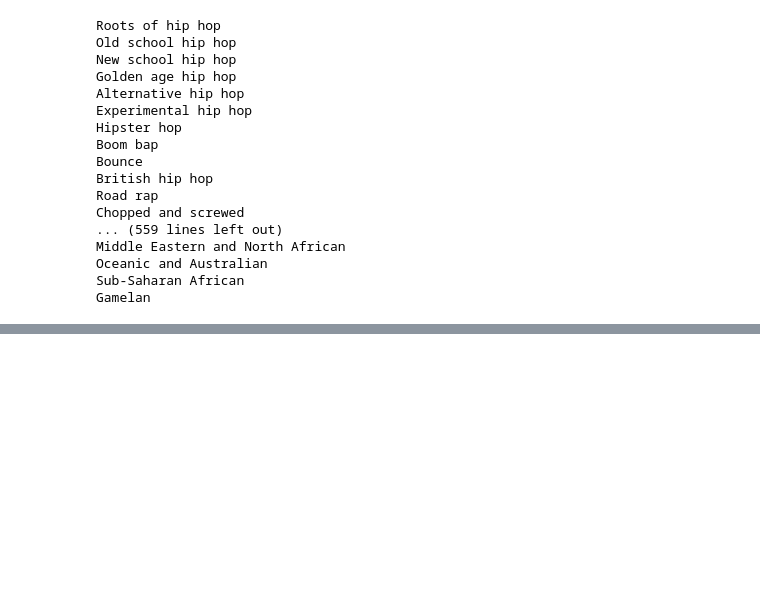
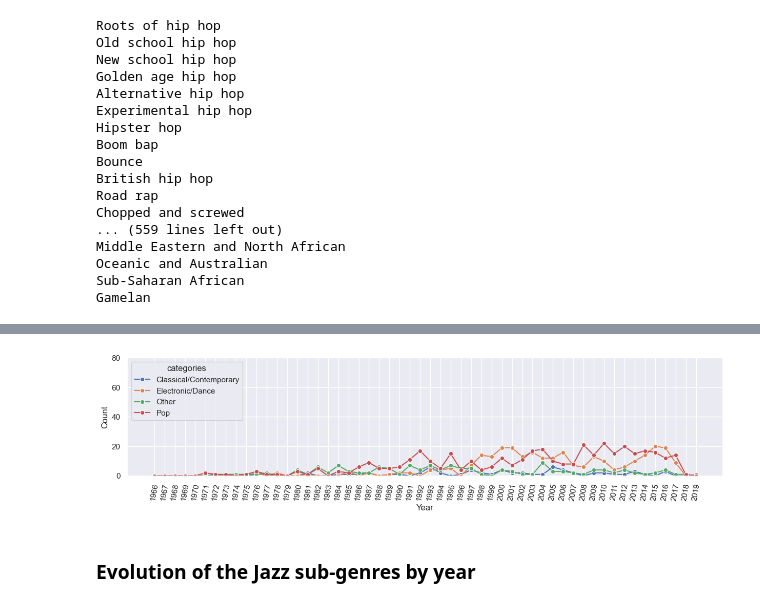
Before and after one commit to sizmar2018/master_thesis_women_in_jazz, a Jupyter notebook: code/cleaning/cleaning_data.ipynb, the cells around one changed output, grey strips where cells are left out. Saved outputs shown, nothing was run; the diff lists cells and outputs as text; code cells hidden in the pictures; blank space fills up the shorter version.

```diff
--- a/code/cleaning/cleaning_data.ipynb
+++ b/code/cleaning/cleaning_data.ipynb
@@ -486,0 +579,17 @@ Gamelan
+# %%
+import seaborn as sns
+sns.set(rc={'figure.figsize':(15,3)})
+fig,ax = plt.subplots()
+ax.tick_params(axis='x', rotation=80)
+ax.set_yticks([0,20,40,60,80])
+ax.set(ylim=(-0.2, 80))
+
+ax.set(xlabel='Year', ylabel='Count')
+sns.lineplot(
+    data=normalized_dict_p2,
+    x='date', y='id', hue='categories', marker='o')
+sns.move_legend(ax, "upper left")
+# %% [output]
+[figure, added]
+# %% [markdown]
+### Evolution of the Jazz sub-genres by year
```
Also changed, not shown: parts of 61 cells of this notebook, 31 other files.
